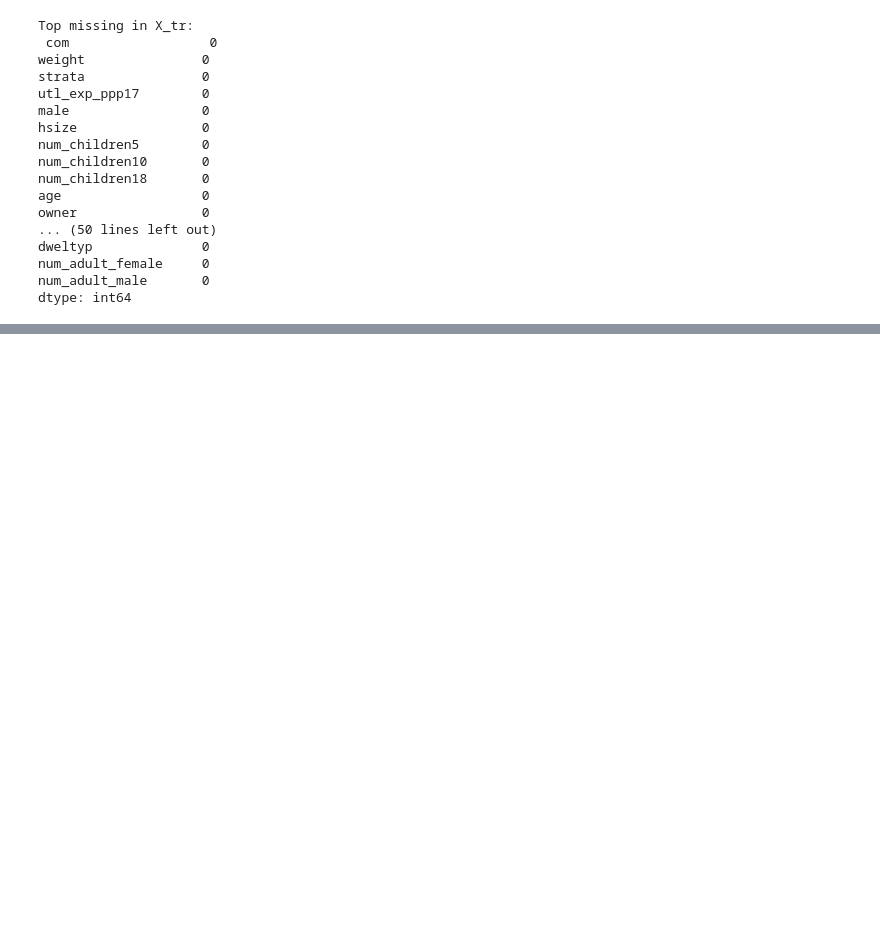
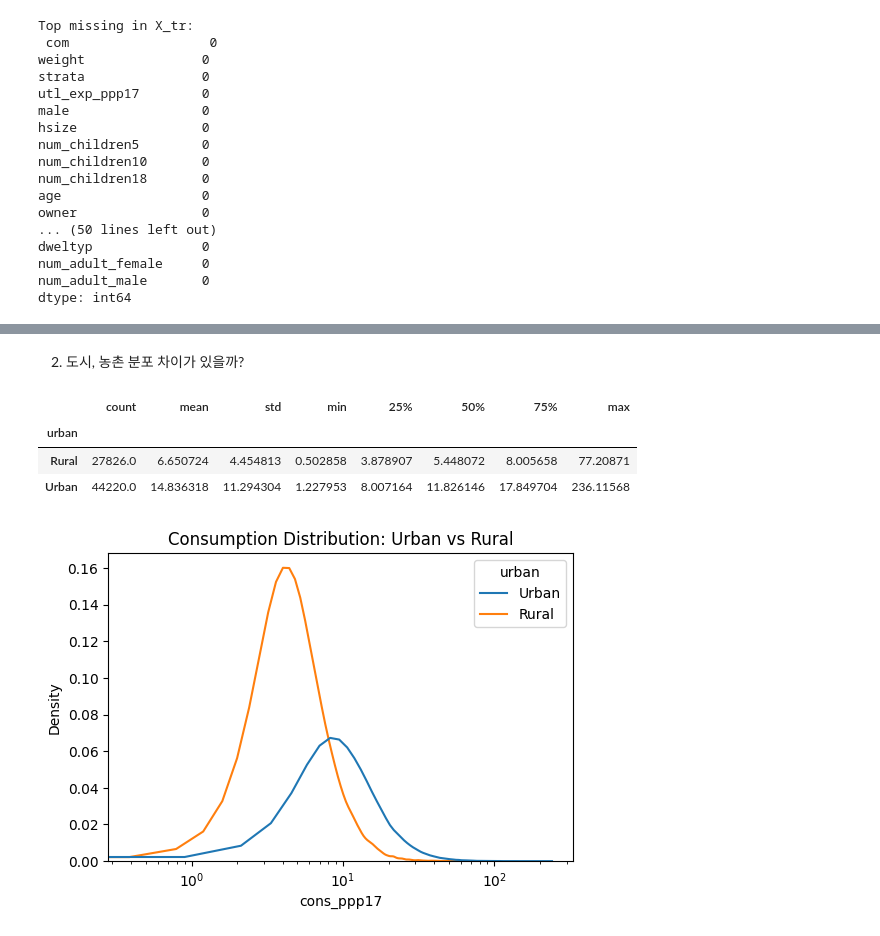
Before and after one commit to guupiii/ESAA, a Jupyter notebook: U_Poverty_Prediction_Challenge_(1).ipynb, the cells around one changed output, grey strips where cells are left out. Drawn from its saved outputs; the diff is of its cells as text; code cells hidden in the pictures; blank space fills up the shorter version.

```diff
--- a/U_Poverty_Prediction_Challenge_(1).ipynb
+++ b/U_Poverty_Prediction_Challenge_(1).ipynb
@@ -929,0 +983,23 @@ CatBoost, LightGBM
+# %% [markdown]
+2. 도시, 농촌 분포 차이가 있을까?
+# %%
+tmp = train_df[["cons_ppp17"]].copy()
+tmp["urban"] = X_tr["urban"].values
+
+tmp.groupby("urban")["cons_ppp17"].describe()
+# %% [output]
+|  | count | mean | std | min | 25% | 50% | 75% | max |
+| urban |  |  |  |  |  |  |  |  |
+| Rural | 27826.0 | 6.650724 | 4.454813 | 0.502858 | 3.878907 | 5.448072 | 8.005658 | 77.20871 |
+| Urban | 44220.0 | 14.836318 | 11.294304 | 1.227953 | 8.007164 | 11.826146 | 17.849704 | 236.11568 |
+# %%
+import seaborn as sns
+import matplotlib.pyplot as plt
+
+plt.figure(figsize=(6,4))
+sns.kdeplot(data=tmp, x="cons_ppp17", hue="urban", common_norm=False)
+plt.xscale("log")
+plt.title("Consumption Distribution: Urban vs Rural")
+plt.show()
+# %% [output]
+[figure, added]
```
Also changed, not shown: parts of 14 cells of this notebook.
